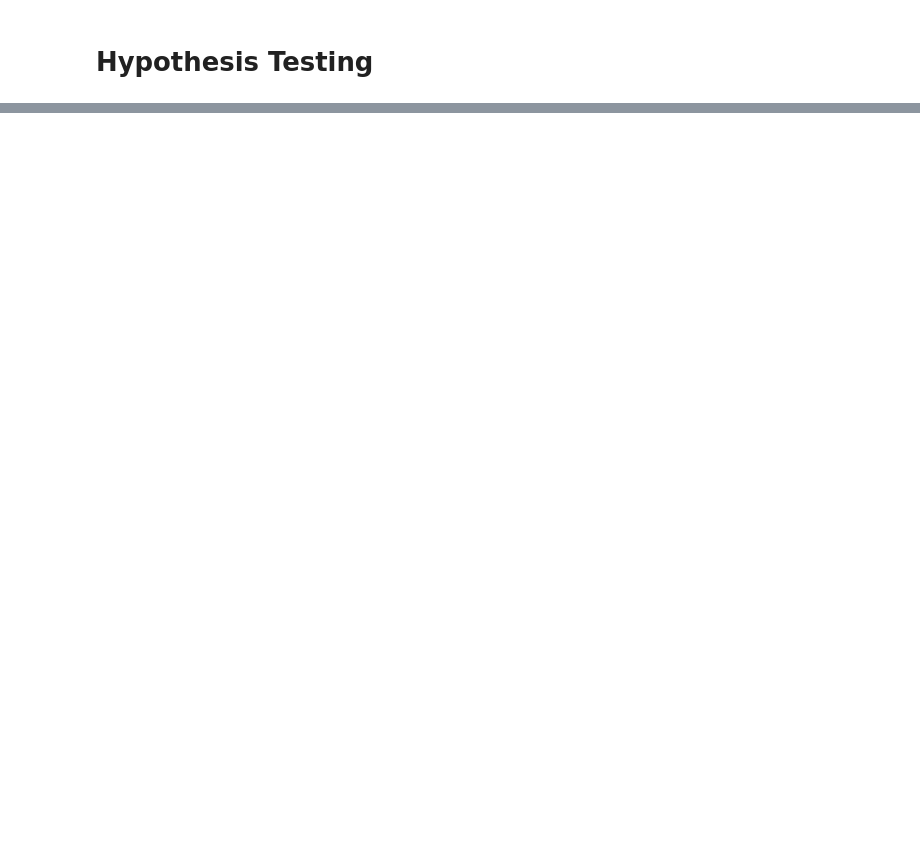
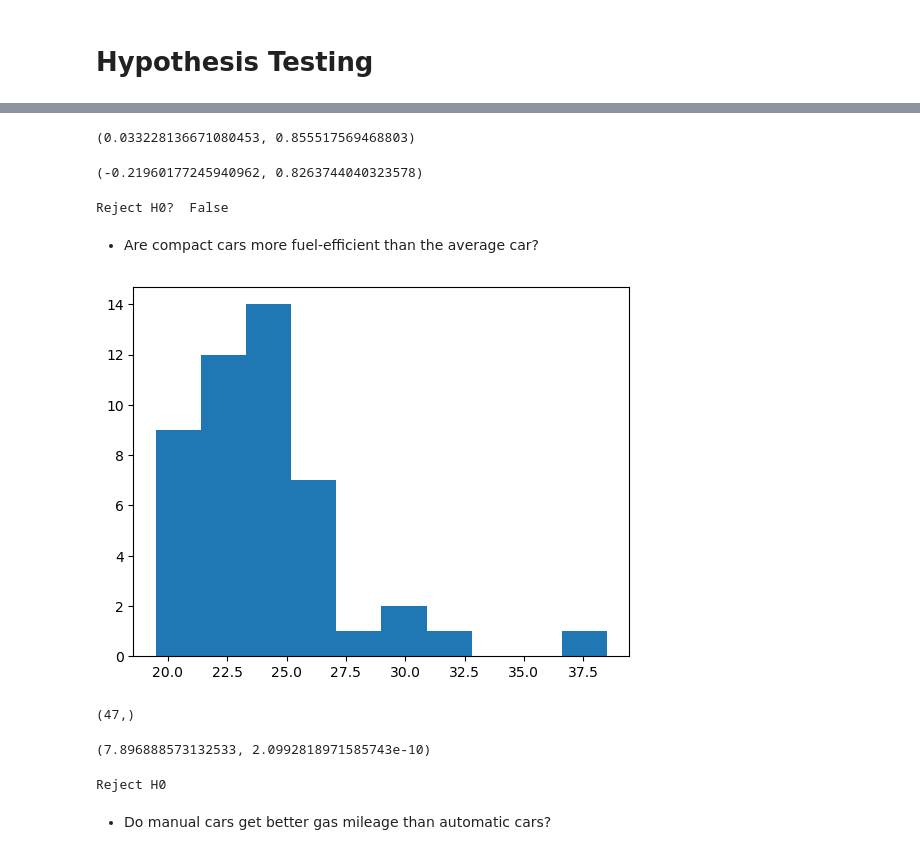
Before and after one commit to tkephart96/statistics-exercises, a Jupyter notebook: hypothesis_testing.ipynb, the cells around one changed output, grey strips where cells are left out. Cells and saved outputs as stored; diff of their text form; code cells hidden in the pictures; blank space fills up the shorter version.

Commit message:
updated hypothesis_testing w/comparing means

```diff
--- a/hypothesis_testing.ipynb
+++ b/hypothesis_testing.ipynb
@@ -52,0 +151,3 @@
+# %%
+mpg = data('mpg')
+mpg.head()
@@ -52,0 +163,4 @@
+# %%
+# 2-sample, 2-tail
+mpg['fe'] = (mpg.cty + mpg.hwy)/2
+mpg.head()
@@ -52,0 +193,30 @@
+# %%
+# verify
+t, p = stats.levene(o8,ninety9)
+t, p
+# %% [output]
+(0.033228136671080453, 0.855517569468803)
+# %%
+# compute
+t, p = stats.ttest_ind(o8,ninety9)
+t, p
+# %% [output]
+(-0.21960177245940962, 0.8263744040323578)
+# %%
+# decide
+print("Reject H0? ", p < alpha)
+# %% [output]
+Reject H0?  False
+# %% [markdown]
+- Are compact cars more fuel-efficient than the average car?
+# %%
+# 1-sample, 1-tail greater
+cc = mpg.fe[mpg['class']=='compact']
+mpg_fe = mpg.fe
+mpg_fe_avg = mpg.fe.mean()
+# %%
+# dist
+plt.hist(cc)
+plt.show()
+# %% [output]
+[figure, added]
@@ -52,0 +227,21 @@
+# %%
+# verify
+cc.shape
+# %% [output]
+(47,)
+# %%
+# compute
+t, p = stats.ttest_1samp(cc,mpg_fe_avg)
+t, p/2
+# %% [output]
+(7.896888573132533, 2.0992818971585743e-10)
+# %%
+# decide
+if t>0 and (p/2)<alpha:
+    print("Reject H0")
+else:
+    print("Failed to reject H0")
+# %% [output]
+Reject H0
+# %% [markdown]
+- Do manual cars get better gas mileage than automatic cars?
```
Also changed, not shown: parts of 56 cells of this notebook.
